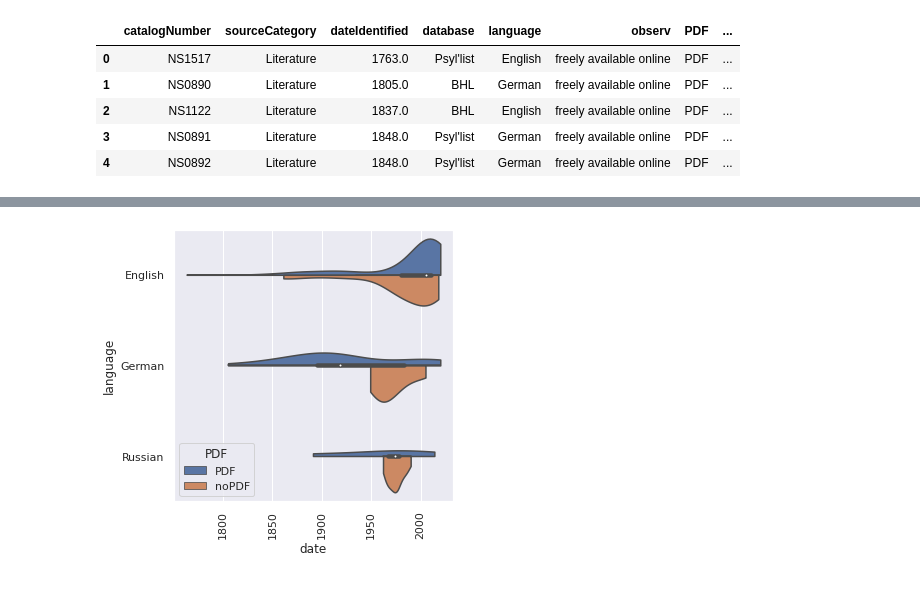
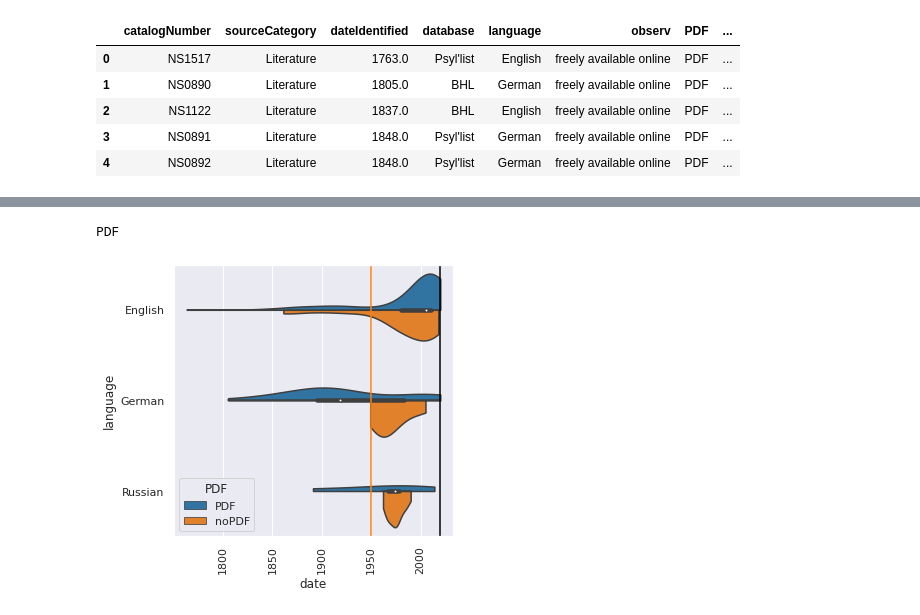
Before and after one commit to e-lubrini/psylve, a Jupyter notebook: dataset_visualisation.ipynb, the cells around one changed output, grey strips where cells are left out. Cells and saved outputs as stored; diff of their text form; code cells hidden in the pictures.

```diff
--- a/dataset_visualisation.ipynb
+++ b/dataset_visualisation.ipynb
@@ -71,20 +90,25 @@ plot(x=x, y=y, hue=hue, data=df,
 # %%
 x = 'dateIdentified'
 hue = 'PDF'
 y = 'language'
+palette = sns.color_palette('tab10',n_colors=2)
 
 plot(x=x, y=y, hue=hue, data=df,
     type='violin',
     legend_position='lower left',
     slice_top={y:3},
     drop_doubles=[key_id], drop_na=[x],
     xlabel='date', ylabel='language', huelabel='pdf availability',
+    vlines=[
+        {'x':1950,'ymin':0,'ymax':1,'gid':'copyright', 'c':palette[1]},
+        {'x':2020,'ymin':0,'ymax':1,'gid':'last publication', 'c':'black'}
+        ],
     )
-
 # German: copyright from 1950
 # English: a lot of info in unvailable documents
 # %% [output]
+PDF
-[figure, old version]
+[figure, new version]
 # %%
 x = 'dateIdentified'
 hue = 'observ'
```
Also changed, not shown: parts of 7 cells of this notebook, 1 other file.
